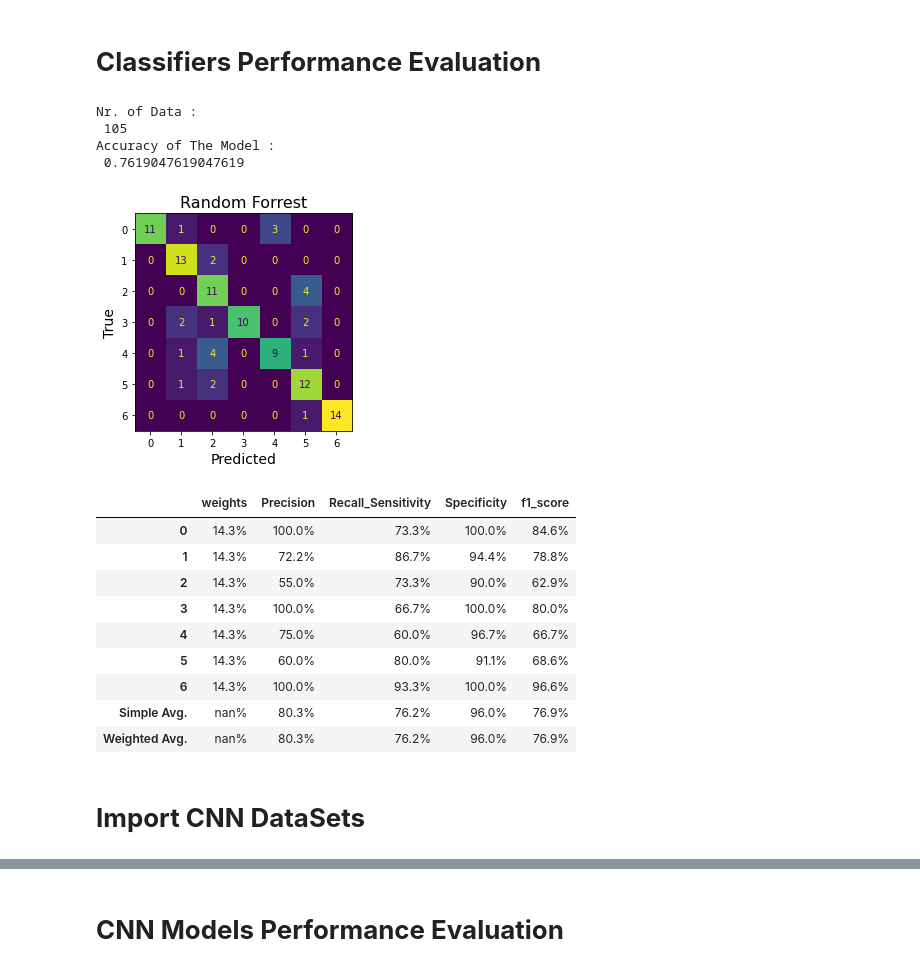
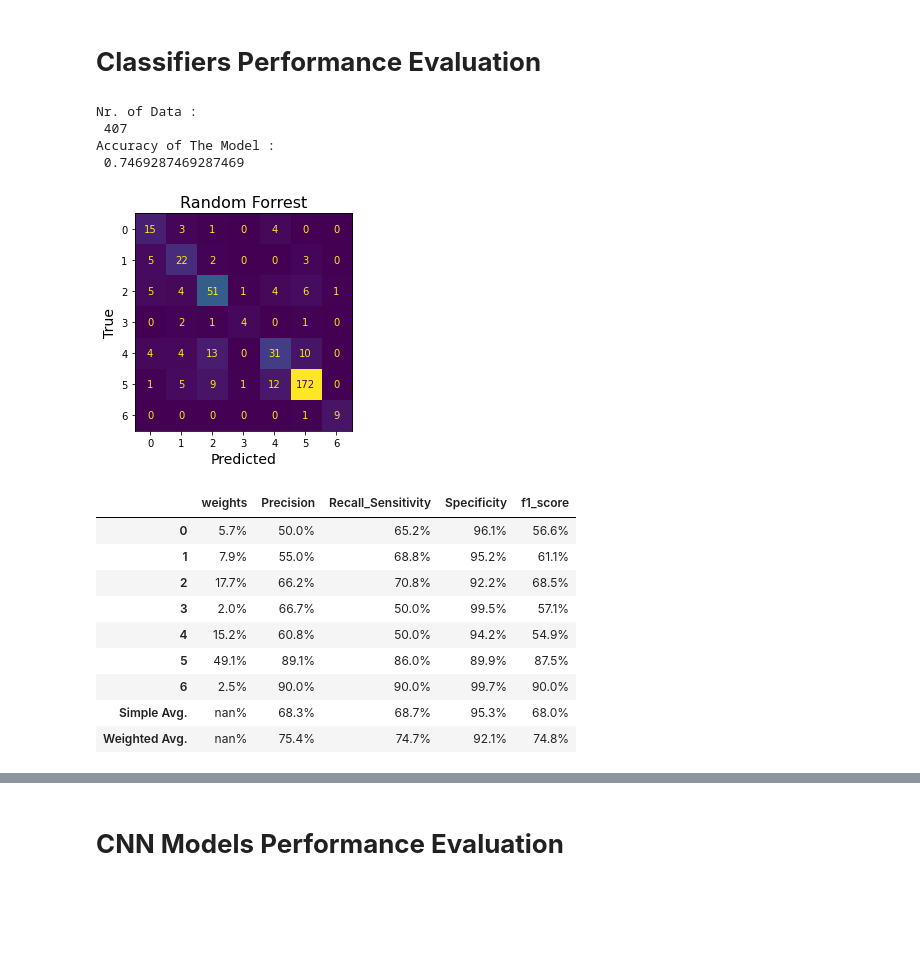
Before and after one commit to sepandms/SkinCare, a Jupyter notebook: 13_Models_Performance(Saved).ipynb, the cells around one changed output, grey strips where cells are left out. Cells and saved outputs as stored; diff of their text form; code cells hidden in the pictures; blank space fills up the shorter version.

```diff
--- a/13_Models_Performance(Saved).ipynb
+++ b/13_Models_Performance(Saved).ipynb
@@ -67,5 +60,5 @@ User Current Version:- 3.7.13 (default, Apr 24 2022, 01:04:09)
 # %%
-aimage_label = 'image_label'  #[image_label, binary_label]
+image_label = 'image_label'  #[image_label, binary_label]
 
 # 280x210
 file = 'CNN_280x210_Ouput_MultiClass'
@@ -135,41 +171,39 @@ KNN_Model = pickle.load(open(G_path + '/08_Saved_Models_Outpus/Trained_Saved_Mod
 Biased_Model = pickle.load(open(G_path + '/08_Saved_Models_Outpus/Trained_Saved_Models/' + 'Biased_Model' , 'rb'))
 # %%
 # Model 280x210
-Balanced_Test_set = True
+Balanced_Test_set = False
 Multi_to_binary = False
 
 model = RF_Model  # {RF_Model,SVM_Model,GB_Model,MLP_Model,KNN_Model,Biased_Model}
 
 if Balanced_Test_set:
     X = blc_data_arrays
     Y = blc_label_arrays
 else:
     X = input_data_Array[2]
     Y = labels_Array[2]
 
 Y_pred = model.predict(X)
 if Multi_to_binary:
     Y_binary =  label_to_binary(Y)
     Y_pred_binary =  label_to_binary(Y_pred)
-    results = model_evaluation(Y_binary,Y_pred_binary)
+    results = model_evaluation(Y_binary,Y_pred_binary,'Random Forrest')
 else:
     results = model_evaluation(Y,Y_pred,'Random Forrest')
 results
 # %% [output]
 Nr. of Data :
- 105
+ 407
 Accuracy of The Model :
- 0.7619047619047619
+ 0.7469287469287469
-[figure, old version]
+[figure, new version]
 |  | weights | Precision | Recall_Sensitivity | Specificity | f1_score |
-| 0 | 14.3% | 100.0% | 73.3% | 100.0% | 84.6% |
-| 1 | 14.3% | 72.2% | 86.7% | 94.4% | 78.8% |
-| 2 | 14.3% | 55.0% | 73.3% | 90.0% | 62.9% |
-| 3 | 14.3% | 100.0% | 66.7% | 100.0% | 80.0% |
-| 4 | 14.3% | 75.0% | 60.0% | 96.7% | 66.7% |
-| 5 | 14.3% | 60.0% | 80.0% | 91.1% | 68.6% |
-| 6 | 14.3% | 100.0% | 93.3% | 100.0% | 96.6% |
-| Simple Avg. | nan% | 80.3% | 76.2% | 96.0% | 76.9% |
-| Weighted Avg. | nan% | 80.3% | 76.2% | 96.0% | 76.9% |
+| 0 | 5.7% | 50.0% | 65.2% | 96.1% | 56.6% |
+| 1 | 7.9% | 55.0% | 68.8% | 95.2% | 61.1% |
+| 2 | 17.7% | 66.2% | 70.8% | 92.2% | 68.5% |
+| 3 | 2.0% | 66.7% | 50.0% | 99.5% | 57.1% |
+| 4 | 15.2% | 60.8% | 50.0% | 94.2% | 54.9% |
+| 5 | 49.1% | 89.1% | 86.0% | 89.9% | 87.5% |
+| 6 | 2.5% | 90.0% | 90.0% | 99.7% | 90.0% |
+| Simple Avg. | nan% | 68.3% | 68.7% | 95.3% | 68.0% |
+| Weighted Avg. | nan% | 75.4% | 74.7% | 92.1% | 74.8% |
-# %% [markdown]
-# **Import CNN DataSets**
```
Also changed, not shown: parts of 14 cells of this notebook, 12 other files.
